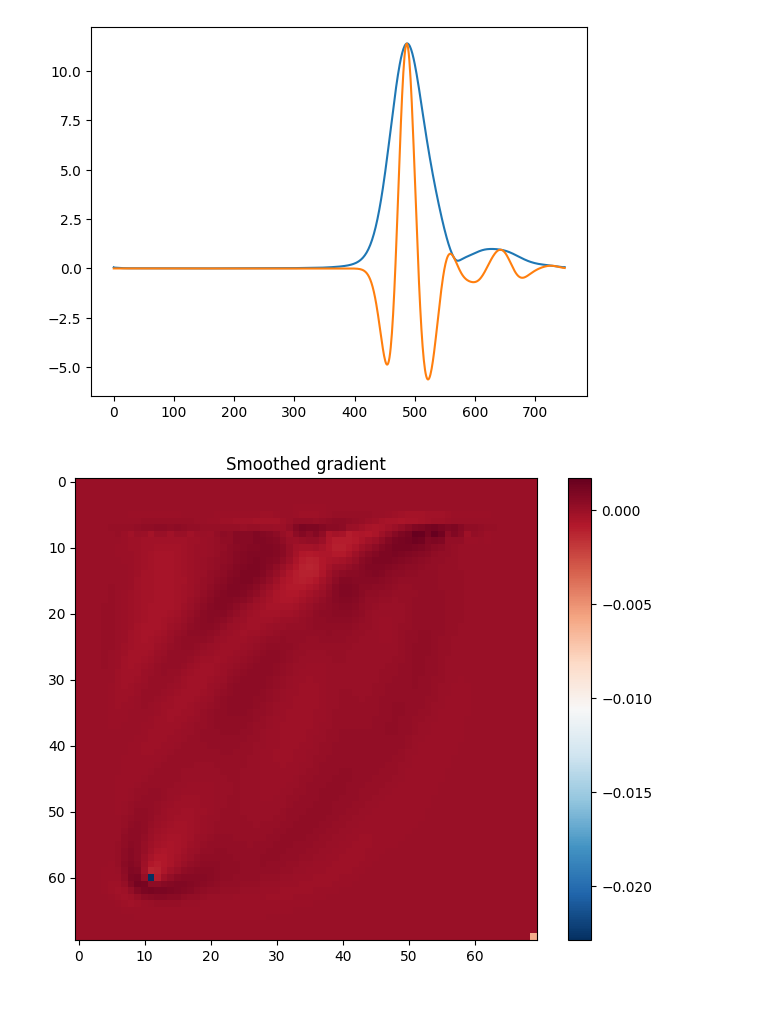
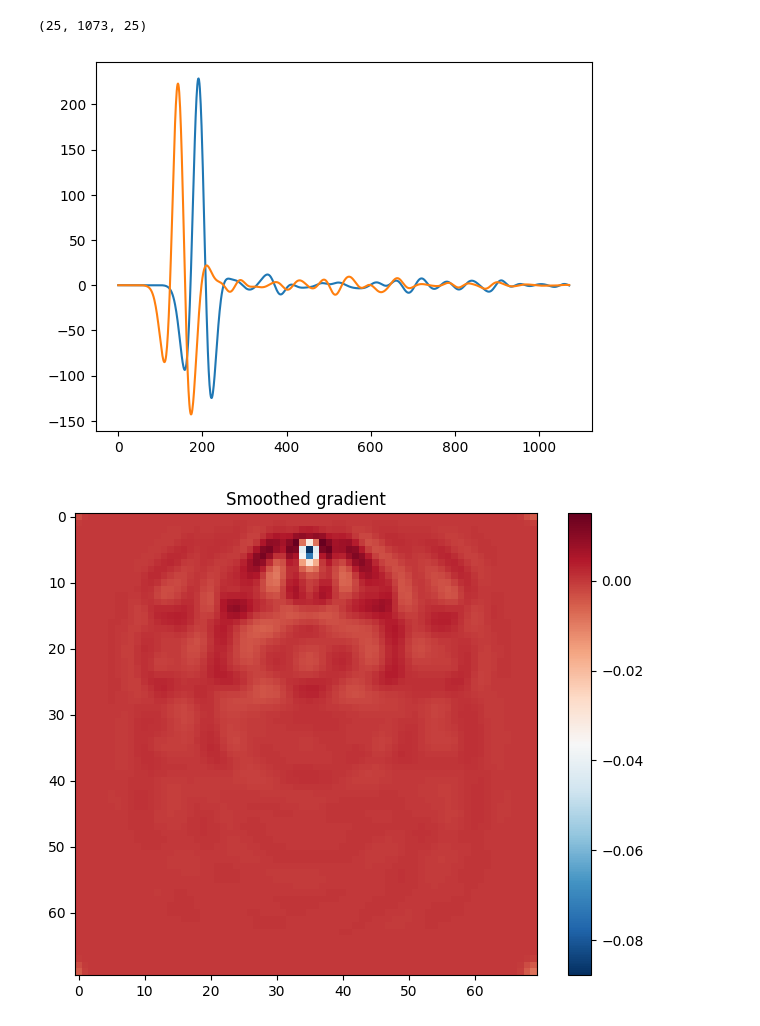
Before and after one commit to armercier/Hybrid-OED, a Jupyter notebook: src/scripts/inversion.ipynb, the cells around one changed output. Cells and saved outputs as stored; diff of their text form; code cells hidden in the pictures.

```diff
--- a/src/scripts/inversion.ipynb
+++ b/src/scripts/inversion.ipynb
@@ -44,7 +44,7 @@ from jwave.signal_processing import apply_ramp, gaussian_window, smooth
 model = jnp.load('model1.npy')
 print(model.shape)
 
-true_model = model[28,0,:,:]
+true_model = model[7,0,:,:]
 plt.imshow(true_model)
 plt.colorbar()
 plt.show()
@@ -54,7 +54,7 @@ from scipy.ndimage import gaussian_filter
 
 # Apply a Gaussian blur
 # Adjust sigma as needed; larger sigma = more blur
-blurred_model = gaussian_filter(true_model, sigma=10)
+blurred_model = gaussian_filter(true_model, sigma=20)
 
 # Visualize the blurred model
 plt.figure()
@@ -223,7 +351,7 @@ def single_source_simulation(sound_speed, source_num):
     sources = Sources((x, y), src_signal, dt=time_axis.dt, domain=domain)
 
     # Updating medium with the input speed of sound map
-    medium = Medium(domain=domain, sound_speed=sound_speed, pml_size=15)
+    medium = Medium(domain=domain, sound_speed=sound_speed, pml_size=10)
 
     # Run simulations
     rf_signals = simulate_wave_propagation(
@@ -284,7 +412,7 @@ mask = mask.at[sensors_positions[0], sensors_positions[1]].set(0.0)
 
 
 def get_sound_speed(params):
-    return params
+    return params + compose(params)(nn.sigmoid) * mask
 
 # initial model is the blurred model
 params = blurred_model
@@ -336,30 +464,36 @@ def loss_func_multi(params, source_nums):
     return total_loss / len(source_nums)  # Average loss over sources
 
 loss_with_grad_multi = value_and_grad(loss_func_multi, argnums=0)
+# %%
+p_data.shape
+# %% [output]
+(25, 1073, 25)
 # %%
-plt.plot(hilbert_transf(p_data[12, :, 0]))
-plt.plot(p_data[12, :, 0])
+# plt.plot(hilbert_transf(p_data[0, :, 0]))
+plt.plot(p_data[0, :, 0])
+plt.plot(p_data[1, :, 1])
 plt.show()
 # %% [output]
-[figure, old version]
+[figure, new version]
 # %%
 def smooth_fun(gradient):
-    x = gradient.on_grid[..., 0]
-    for _ in range(3):
+    # x = gradient.on_grid[..., 0]
+    x = gradient
+    for _ in range(1):
         x = smooth(x)
-    return gradient.replace_params(jnp.expand_dims(x, -1))*6
+    return x
 
 loss, gradient = loss_with_grad(params, source_num=2)
-# gradient = smooth_fun(gradient)
+gradient = smooth_fun(gradient)
 
 # Viualize
 plt.figure(figsize=(8, 6))
 plt.imshow(gradient, cmap="RdBu_r")
 plt.title("Smoothed gradient")
 plt.colorbar()
 plt.show()
 # %% [output]
-[figure, old version]
+[figure, new version]
 # %%
 losshistory = []
 reconstructions = []
```
Also changed, not shown: parts of 11 cells of this notebook, 2 other files.
